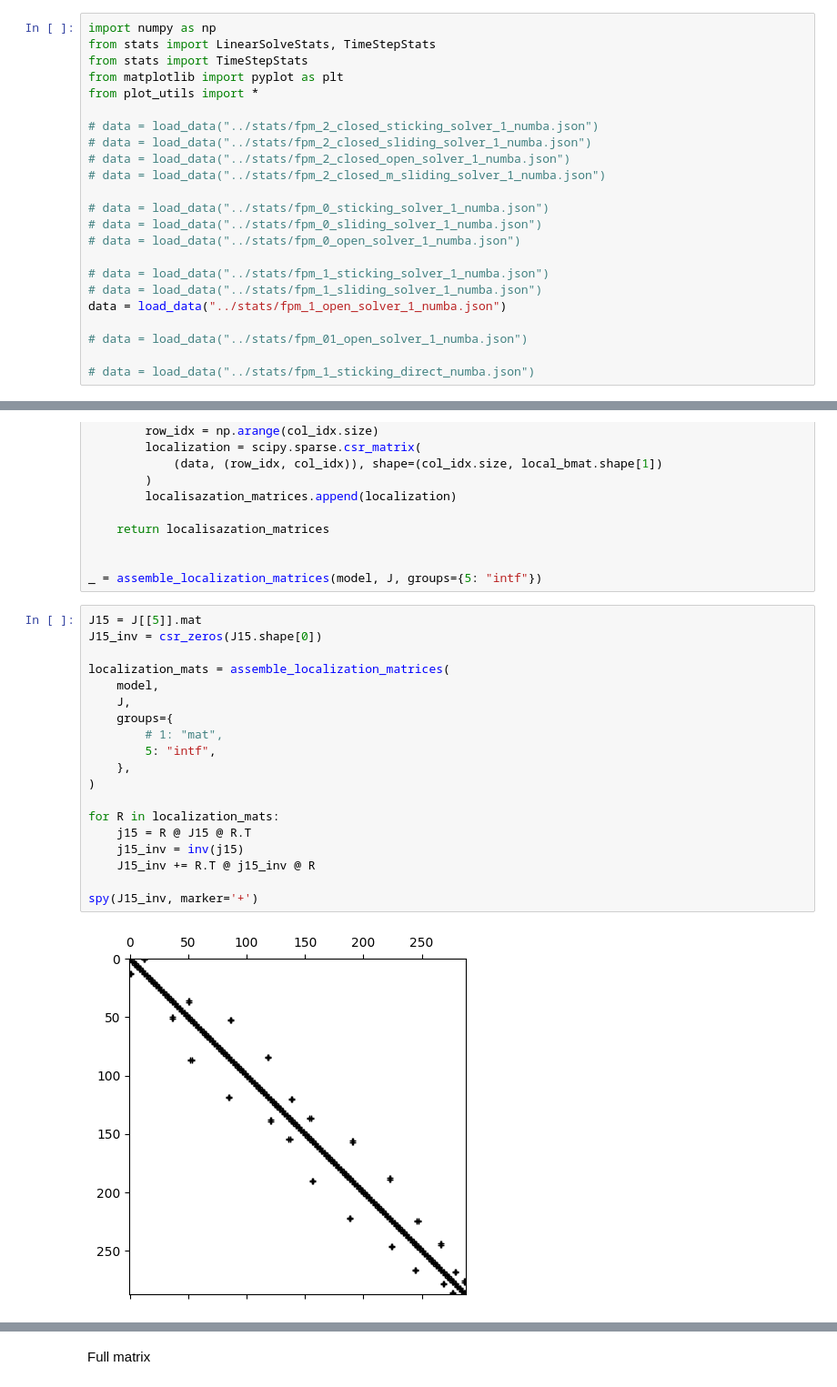
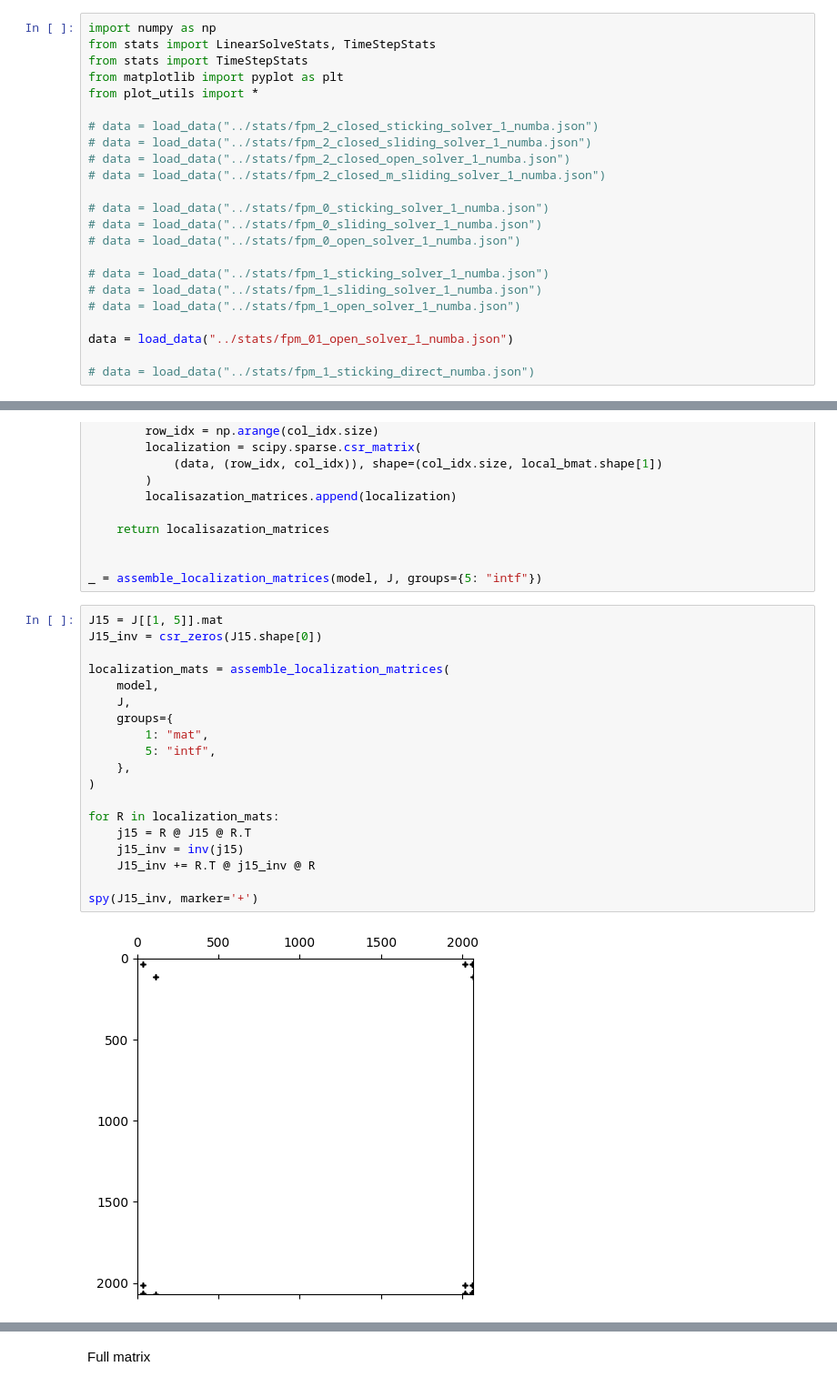
Before and after one commit to pmgbergen/FTHM-Solver, a Jupyter notebook: fpm/fixed_st_full.ipynb, the cells around one changed output, grey strips where cells are left out. Shown at 91% size. Drawn from its saved outputs; the diff is of its cells as text.

```diff
--- a/fpm/fixed_st_full.ipynb
+++ b/fpm/fixed_st_full.ipynb
@@ -16,9 +16,9 @@ from plot_utils import *
 
 # data = load_data("../stats/fpm_1_sticking_solver_1_numba.json")
 # data = load_data("../stats/fpm_1_sliding_solver_1_numba.json")
-data = load_data("../stats/fpm_1_open_solver_1_numba.json")
+# data = load_data("../stats/fpm_1_open_solver_1_numba.json")
 
-# data = load_data("../stats/fpm_01_open_solver_1_numba.json")
+data = load_data("../stats/fpm_01_open_solver_1_numba.json")
 
 # data = load_data("../stats/fpm_1_sticking_direct_numba.json")
 # %%
@@ -509,26 +500,26 @@ def assemble_localization_matrices(
 
 _ = assemble_localization_matrices(model, J, groups={5: "intf"})
 # %%
-J15 = J[[5]].mat
+J15 = J[[1, 5]].mat
 J15_inv = csr_zeros(J15.shape[0])
 
 localization_mats = assemble_localization_matrices(
     model,
     J,
     groups={
-        # 1: "mat",
+        1: "mat",
         5: "intf",
     },
 )
 
 for R in localization_mats:
     j15 = R @ J15 @ R.T
     j15_inv = inv(j15)
     J15_inv += R.T @ j15_inv @ R
 
 spy(J15_inv, marker='+')
 # %% [output]
-[figure, old version]
+[figure, new version]
 # %%
 J[[0,2,1,5]].plot_max()
 # %% [output]
```
Also changed, not shown: parts of 21 cells of this notebook, 3 other files.
